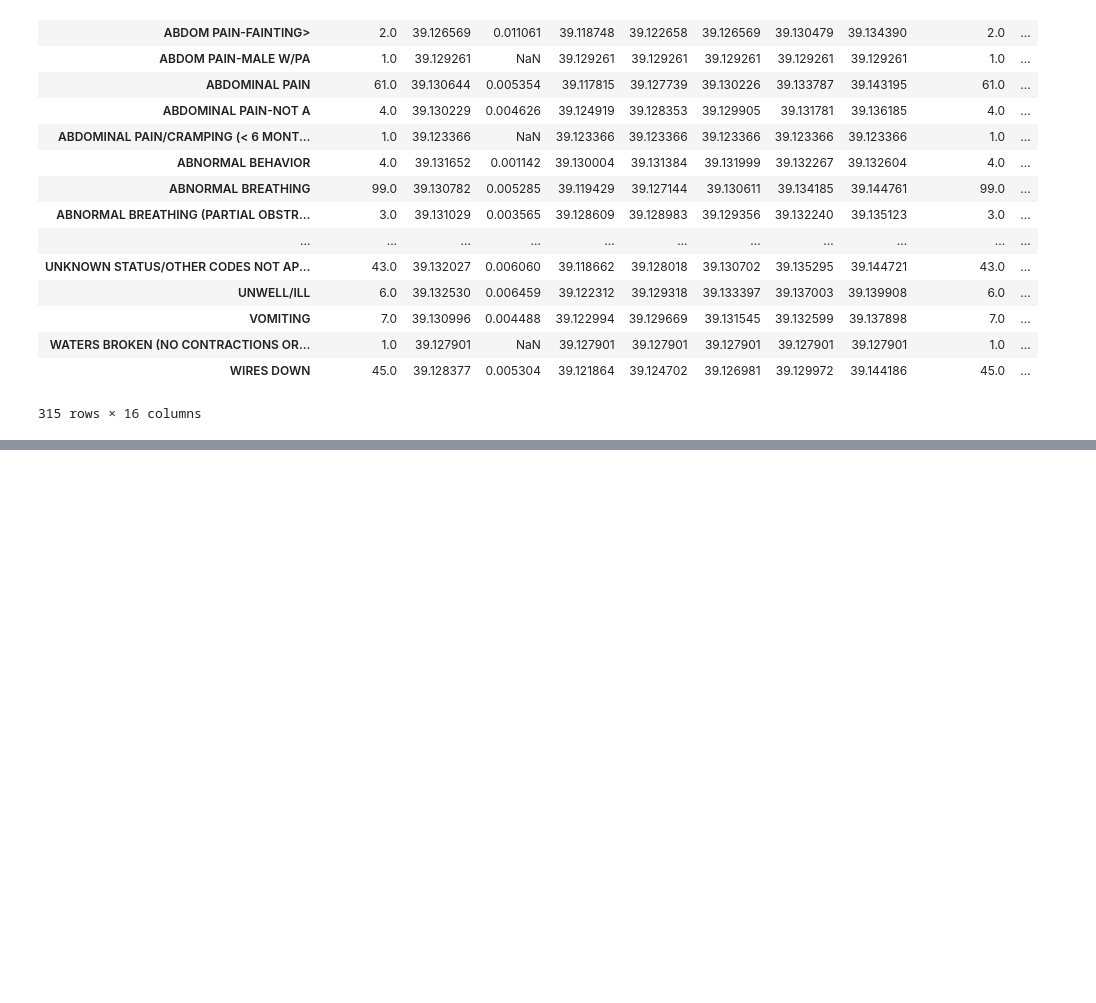
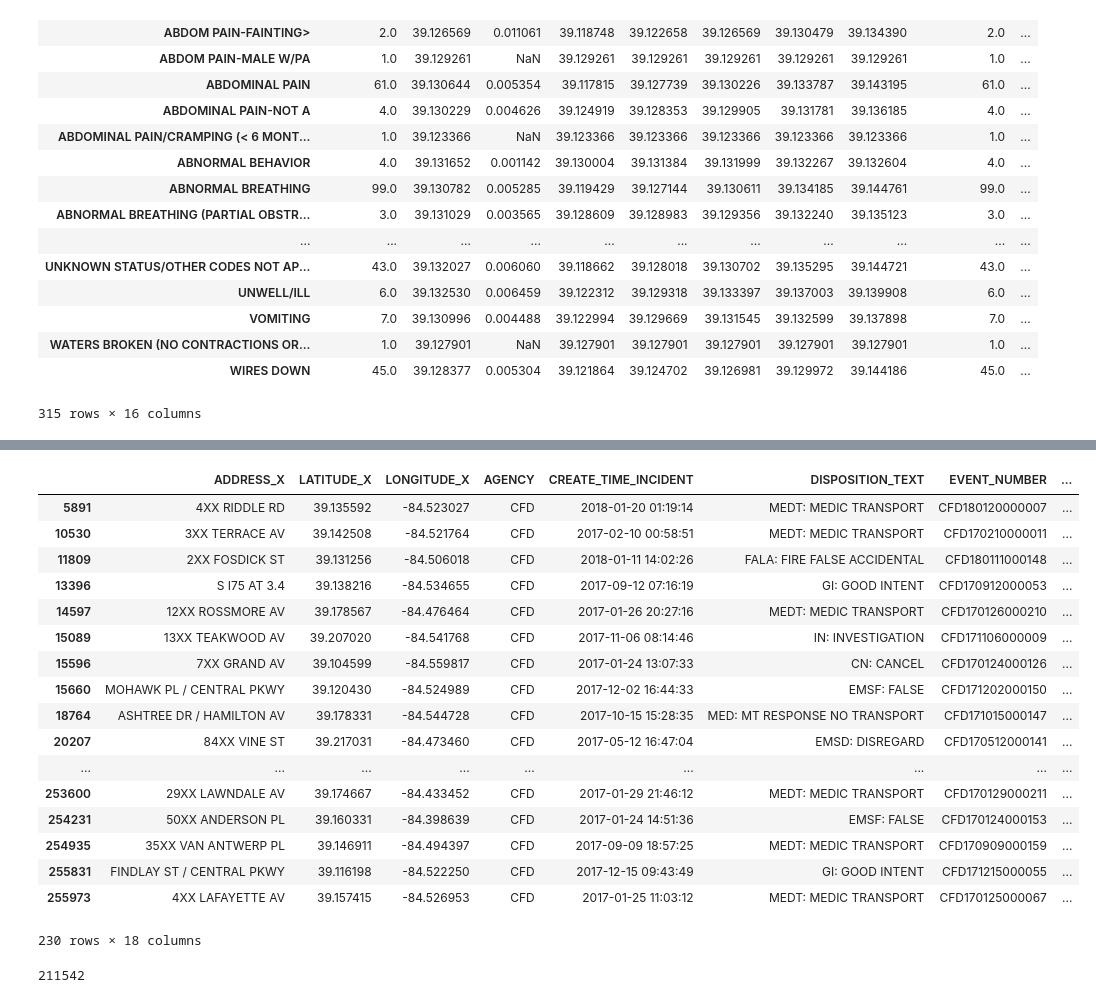
Before and after one commit to billmcmillin/python-data-day, a Jupyter notebook: sample/fire_incidents.ipynb, the cells around one changed output, grey strips where cells are left out. Drawn from its saved outputs; the diff is of its cells as text; code cells hidden in the pictures; blank space fills up the shorter version.

```diff
--- a/sample/fire_incidents.ipynb
+++ b/sample/fire_incidents.ipynb
@@ -149,0 +412,21 @@ Name: EVENT_NUMBER, dtype: float64
+# %%
+clean_df[clean_df['TTA'] > clean_df['TTC']]
+# %% [output]
+|  | ADDRESS_X | LATITUDE_X | LONGITUDE_X | AGENCY | CREATE_TIME_INCIDENT | DISPOSITION_TEXT | EVENT_NUMBER | ... |
+| 5891 | 4XX RIDDLE RD | 39.135592 | -84.523027 | CFD | 2018-01-20 01:19:14 | MEDT: MEDIC TRANSPORT | CFD180120000007 | ... |
+| 10530 | 3XX TERRACE AV | 39.142508 | -84.521764 | CFD | 2017-02-10 00:58:51 | MEDT: MEDIC TRANSPORT | CFD170210000011 | ... |
+| 11809 | 2XX FOSDICK ST | 39.131256 | -84.506018 | CFD | 2018-01-11 14:02:26 | FALA: FIRE FALSE ACCIDENTAL | CFD180111000148 | ... |
+| 13396 | S I75 AT 3.4 | 39.138216 | -84.534655 | CFD | 2017-09-12 07:16:19 | GI: GOOD INTENT | CFD170912000053 | ... |
+| 14597 | 12XX ROSSMORE AV | 39.178567 | -84.476464 | CFD | 2017-01-26 20:27:16 | MEDT: MEDIC TRANSPORT | CFD170126000210 | ... |
+| 15089 | 13XX TEAKWOOD AV | 39.207020 | -84.541768 | CFD | 2017-11-06 08:14:46 | IN: INVESTIGATION | CFD171106000009 | ... |
+| 15596 | 7XX GRAND AV | 39.104599 | -84.559817 | CFD | 2017-01-24 13:07:33 | CN: CANCEL | CFD170124000126 | ... |
+| 15660 | MOHAWK PL / CENTRAL PKWY | 39.120430 | -84.524989 | CFD | 2017-12-02 16:44:33 | EMSF: FALSE | CFD171202000150 | ... |
+| 18764 | ASHTREE DR / HAMILTON AV | 39.178331 | -84.544728 | CFD | 2017-10-15 15:28:35 | MED: MT RESPONSE NO TRANSPORT | CFD171015000147 | ... |
+| 20207 | 84XX VINE ST | 39.217031 | -84.473460 | CFD | 2017-05-12 16:47:04 | EMSD: DISREGARD | CFD170512000141 | ... |
+| ... | ... | ... | ... | ... | ... | ... | ... | ... |
+| 253600 | 29XX LAWNDALE AV | 39.174667 | -84.433452 | CFD | 2017-01-29 21:46:12 | MEDT: MEDIC TRANSPORT | CFD170129000211 | ... |
+| 254231 | 50XX ANDERSON PL | 39.160331 | -84.398639 | CFD | 2017-01-24 14:51:36 | EMSF: FALSE | CFD170124000153 | ... |
+| 254935 | 35XX VAN ANTWERP PL | 39.146911 | -84.494397 | CFD | 2017-09-09 18:57:25 | MEDT: MEDIC TRANSPORT | CFD170909000159 | ... |
+| 255831 | FINDLAY ST / CENTRAL PKWY | 39.116198 | -84.522250 | CFD | 2017-12-15 09:43:49 | GI: GOOD INTENT | CFD171215000055 | ... |
+| 255973 | 4XX LAFAYETTE AV | 39.157415 | -84.526953 | CFD | 2017-01-25 11:03:12 | MEDT: MEDIC TRANSPORT | CFD170125000067 | ... |
+230 rows × 18 columns
@@ -149,0 +435,4 @@ Name: EVENT_NUMBER, dtype: float64
+# %%
+len(clean_df)
+# %% [output]
+211542
```
Also changed, not shown: parts of 33 cells of this notebook.
